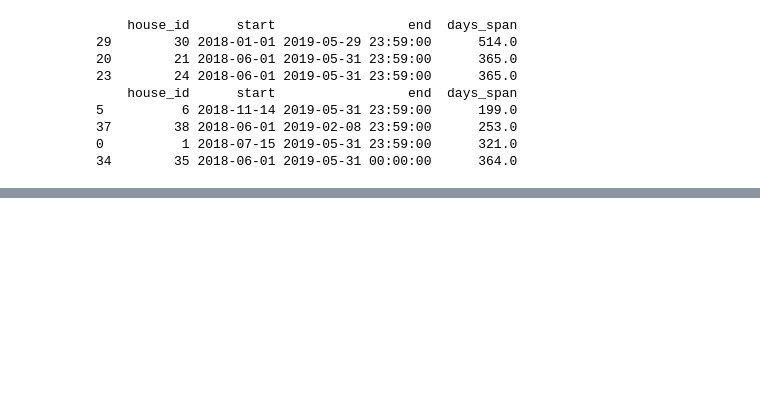
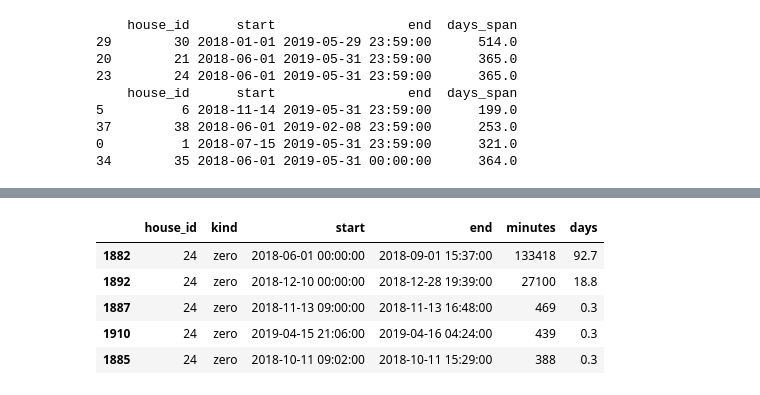
Before and after one commit to ZonashaMarium06/unitwise, a Jupyter notebook: notebooks/01_audit.ipynb, the cells around one changed output, grey strips where cells are left out. Saved outputs shown, nothing was run; the diff lists cells and outputs as text; code cells hidden in the pictures; blank space fills up the shorter version.

```diff
--- a/notebooks/01_audit.ipynb
+++ b/notebooks/01_audit.ipynb
@@ -250,0 +318,13 @@ px.line(daily_kwh, title="House 3: daily energy (kWh)").update_layout(showlegend
+# %%
+events = pd.read_csv("../reports/outage_events.csv", parse_dates=["start", "end"])
+(events[(events.house_id == 24) & (events.kind == "zero")]
+    .sort_values("minutes", ascending=False)
+    .assign(days=lambda d: (d.minutes / 1440).round(1))
+    .head(5))
+# %% [output]
+|  | house_id | kind | start | end | minutes | days |
+| 1882 | 24 | zero | 2018-06-01 00:00:00 | 2018-09-01 15:37:00 | 133418 | 92.7 |
+| 1892 | 24 | zero | 2018-12-10 00:00:00 | 2018-12-28 19:39:00 | 27100 | 18.8 |
+| 1887 | 24 | zero | 2018-11-13 09:00:00 | 2018-11-13 16:48:00 | 469 | 0.3 |
+| 1910 | 24 | zero | 2019-04-15 21:06:00 | 2019-04-16 04:24:00 | 439 | 0.3 |
+| 1885 | 24 | zero | 2018-10-11 09:02:00 | 2018-10-11 15:29:00 | 388 | 0.3 |
```
Also changed, not shown: parts of 8 cells of this notebook, 5 other files.
